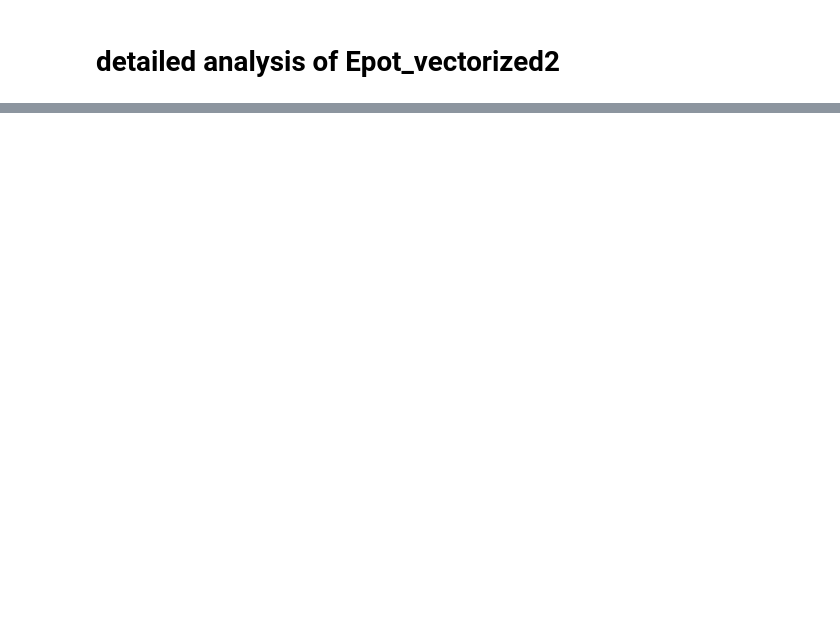
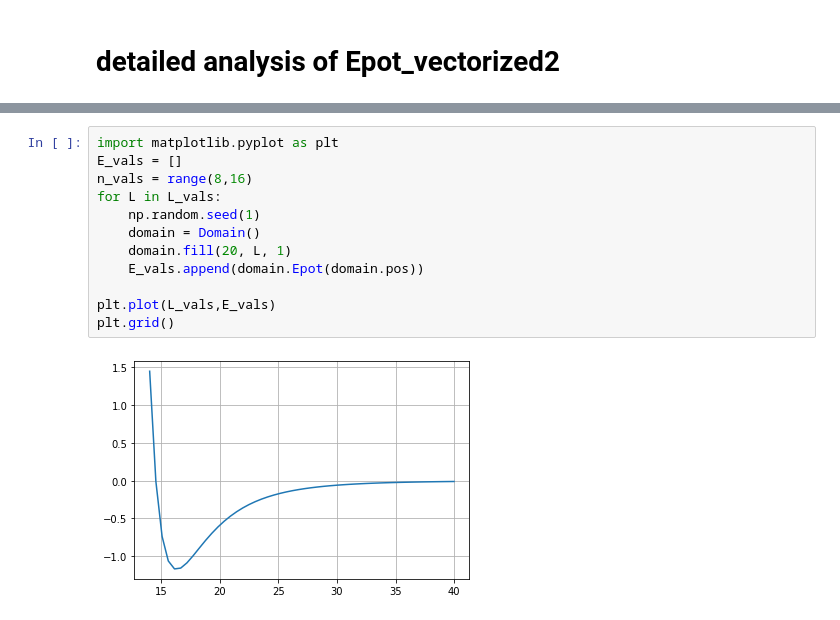
Before and after one commit to hitimr/NSSC2, a Jupyter notebook: Ex2/hiti/E_pot_algorithms.ipynb, the cells around one changed output, grey strips where cells are left out. Saved outputs shown, nothing was run; the diff lists cells and outputs as text; blank space fills up the shorter version.

```diff
--- a/Ex2/hiti/E_pot_algorithms.ipynb
+++ b/Ex2/hiti/E_pot_algorithms.ipynb
@@ -362,0 +404,14 @@ print(Epot_vectorized_dot(domain.pos))
+# %%
+import matplotlib.pyplot as plt
+E_vals = []
+n_vals = range(8,16)
+for L in L_vals:
+    np.random.seed(1)
+    domain = Domain()
+    domain.fill(20, L, 1)
+    E_vals.append(domain.Epot(domain.pos))
+
+plt.plot(L_vals,E_vals)
+plt.grid()
+# %% [output]
+[figure, added]
```
Also changed, not shown: parts of 8 cells of this notebook, 1 other file.
